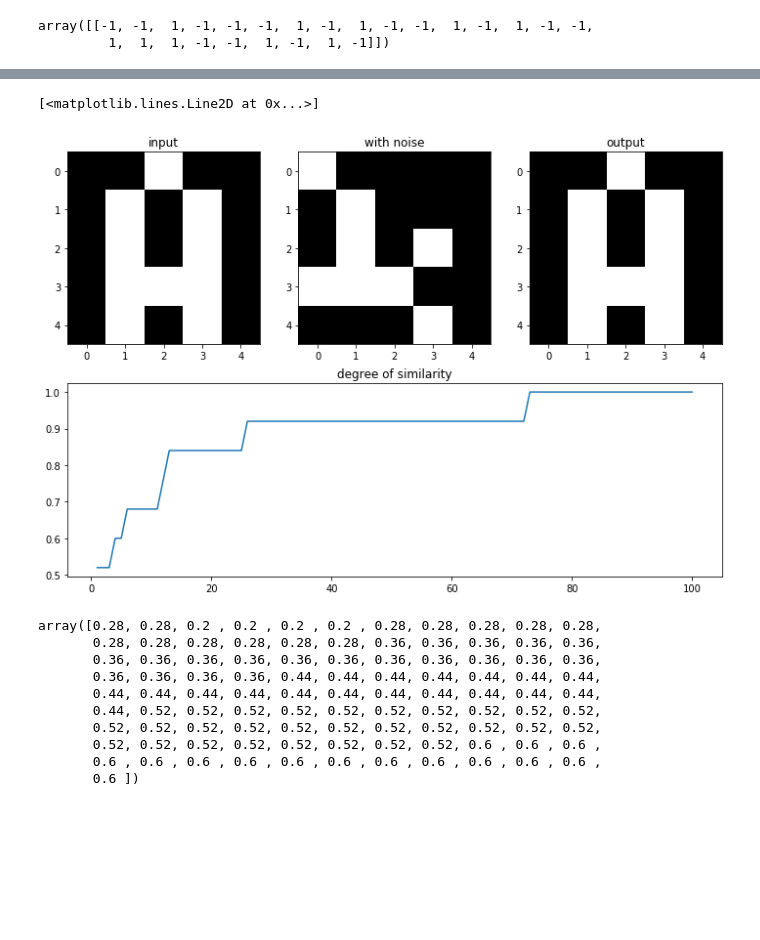
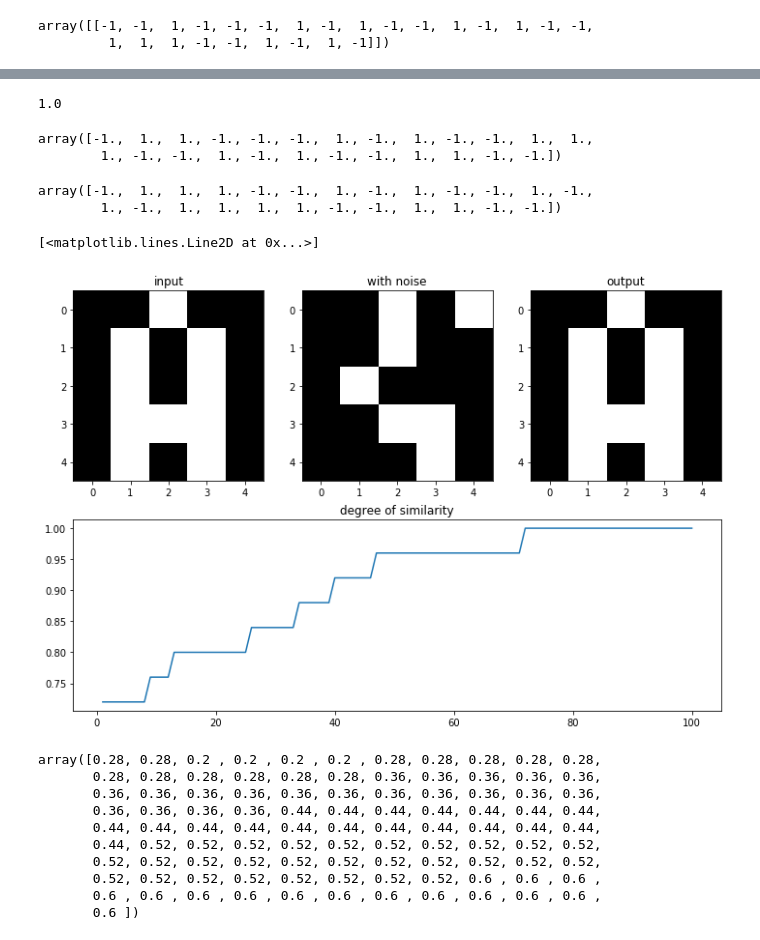
Before and after one commit to komei0727/hopfield_network, a Jupyter notebook: hopfield_network.ipynb, the cells around one changed output, grey strips where cells are left out. Saved outputs shown, nothing was run; the diff lists cells and outputs as text; code cells hidden in the pictures; blank space fills up the shorter version.

```diff
--- a/hopfield_network.ipynb
+++ b/hopfield_network.ipynb
@@ -36,4 +37,10 @@ thete = 0
+# %%
+noise = 20
+thete = 0
+similar_all = np.zeros((1000,100))
+q_1_noise_all = np.zeros((1000, 25))
+q_1_rec_all = np.zeros((1000, 25))
 # %%
 #元画像にノイズを加える
-q_1_noise = make_noise(q_1, noise)
+q_1_noise_all[0] = make_noise(q_1, noise)
 # %%
@@ -54,24 +62,39 @@ similar, q_1_rec = recollection(q_1[0], q_1_noise[0], W, thete, 100)
+# %%
+similar_all[0][-1]
+# %% [output]
+1.0
+# %%
+q_1_rec_all[0]
+# %% [output]
+array([-1.,  1.,  1., -1., -1., -1.,  1., -1.,  1., -1., -1.,  1.,  1.,
+        1., -1., -1.,  1., -1.,  1., -1., -1.,  1.,  1., -1., -1.])
+# %%
+q_1_noise_all[0]
+# %% [output]
+array([-1.,  1.,  1.,  1., -1., -1.,  1., -1.,  1., -1., -1.,  1., -1.,
+        1., -1.,  1.,  1.,  1.,  1., -1., -1.,  1.,  1., -1., -1.])
 # %%
-Q_1_rec = q_1_rec.reshape(5,5)
+Q_1_rec = q_1_rec_all[0].reshape(5,5)
+Q_1_noise = q_1_noise_all[0].reshape(5,5)
 x = np.linspace(1,100,100)
 fig = plt.figure(figsize = (12,8))
 gs = gridspec.GridSpec(2,3)
 
 ax1 = fig.add_subplot(gs[0,0])
 ax1.set_title('input')
 ax1.imshow(Q_1, cmap="gray")
 ax2 = fig.add_subplot(gs[0,1])
 ax2.set_title('with noise')
 ax2.imshow(Q_1_noise, cmap="gray")
 ax3 = fig.add_subplot(gs[0,2])
 ax3.set_title('output')
 ax3.imshow(Q_1_rec, cmap="gray")
 ax4 = fig.add_subplot(gs[1,:])
 ax4.set_title('degree of similarity')
-ax4.plot(x, similar)
+ax4.plot(x, similar_all[0])
 # %% [output]
 [<matplotlib.lines.Line2D at 0x...>]
-[figure, old version]
+[figure, new version]
 # %%
 similar
 # %% [output]
```
Also changed, not shown: parts of 7 cells of this notebook, 2 other files.
